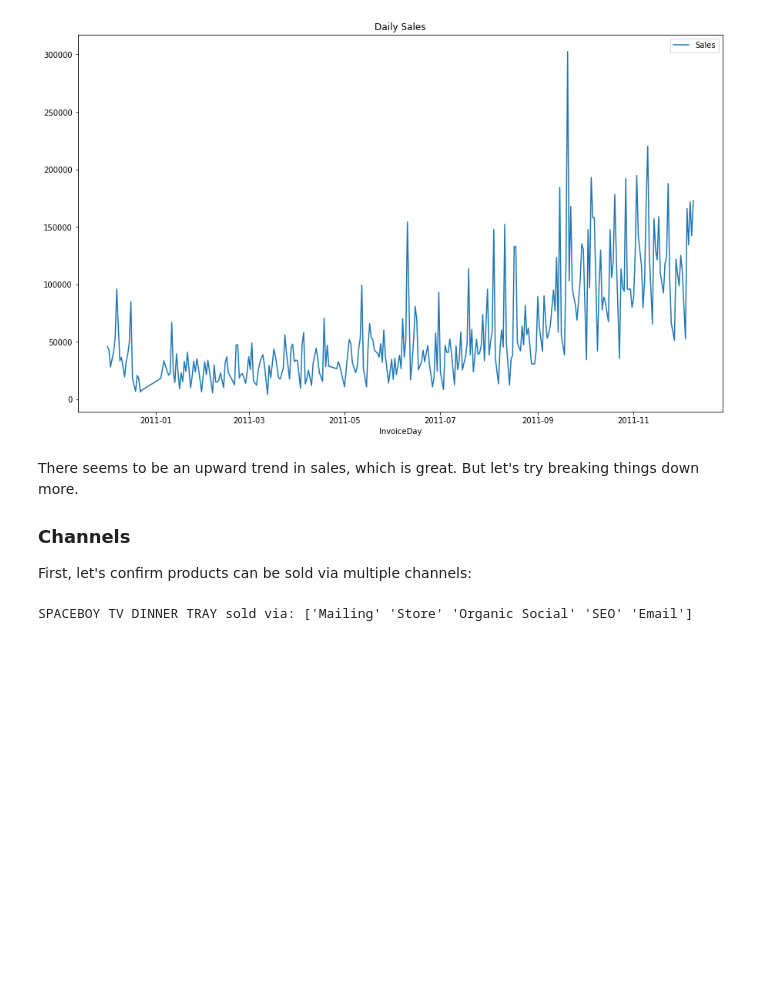
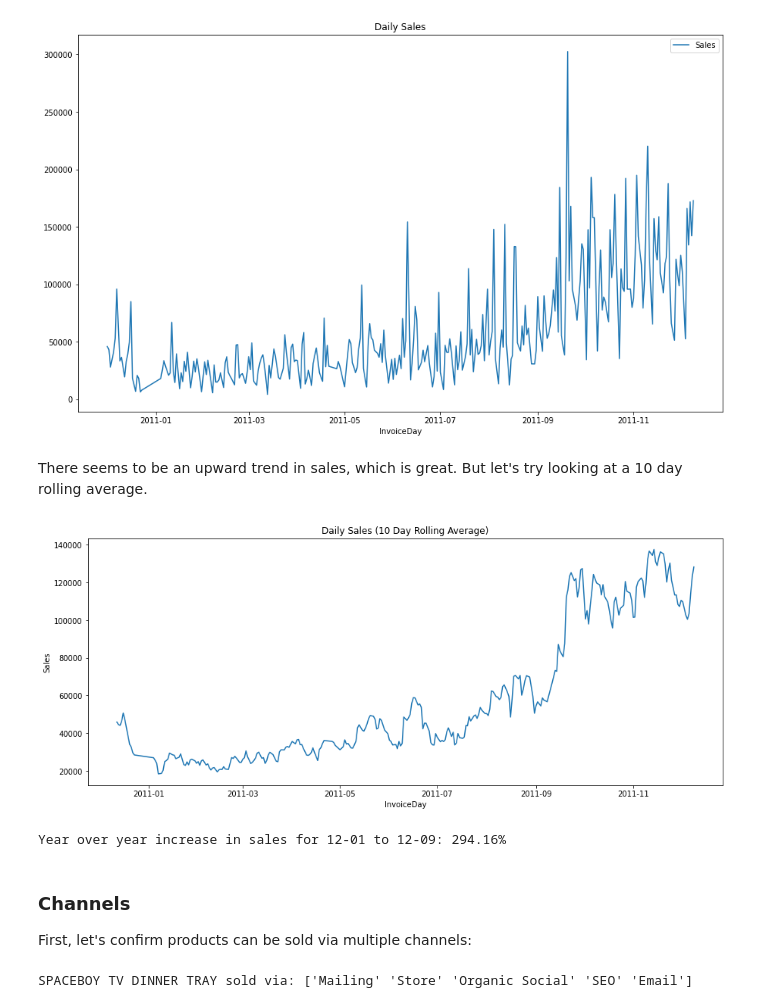
Before and after one commit to rob-dalton/comoto-takehome, a Jupyter notebook: section_1b.ipynb, the cells around one changed output. Drawn from its saved outputs; the diff is of its cells as text; code cells hidden in the pictures; blank space fills up the shorter version.

```diff
--- a/section_1b.ipynb
+++ b/section_1b.ipynb
@@ -78,8 +78,33 @@ ax = df_sales.groupby(['InvoiceDay'])\
 ax.set_title("Daily Sales");
 # %% [output]
 [figure]
+# %% [markdown]
+There seems to be an upward trend in sales, which is great. But let's try looking at a 10 day rolling average.
+# %%
+# plot rolling average
+ax = df_sales.groupby('InvoiceDay')\
+    .agg({'Sales': 'sum'})\
+    .rolling(10)\
+    .mean()\
+    .dropna()\
+    .plot(y='Sales', figsize=(15,6));
+ax.set_ylabel("Sales")
+ax.get_legend().remove()
+ax.set_title("Daily Sales (10 Day Rolling Average)");
+
+# save figure
+ax.get_figure().savefig("images/sales_10_day_rolling_average.png")
+# %% [output]
+[figure, added]
+# %%
+# get year over year increase in sales for first week of December
+s1 = df_sales[df_sales.InvoiceDay < date.fromisoformat('2010-12-08')].Sales.sum()
+s2 = df_sales[(df_sales.InvoiceDay >= date.fromisoformat('2011-12-01')) &
+                (df_sales.InvoiceDay < date.fromisoformat('2011-12-09'))].Sales.sum()
+print(f"Year over year increase in sales for 12-01 to 12-09: {round(s2 / s1, 4) * 100}%")
+# %% [output]
+Year over year increase in sales for 12-01 to 12-09: 294.16%
 # %% [markdown]
-There seems to be an upward trend in sales, which is great. But let's try breaking things down more.
 ### Channels
 First, let's confirm products can be sold via multiple channels:
 # %%
```
Also changed, not shown: parts of 2 cells of this notebook, 5 other files.
